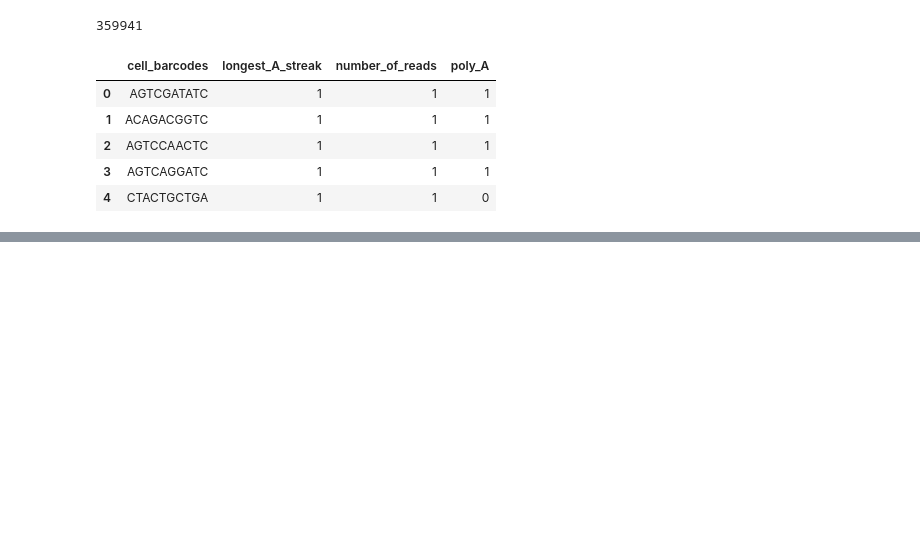
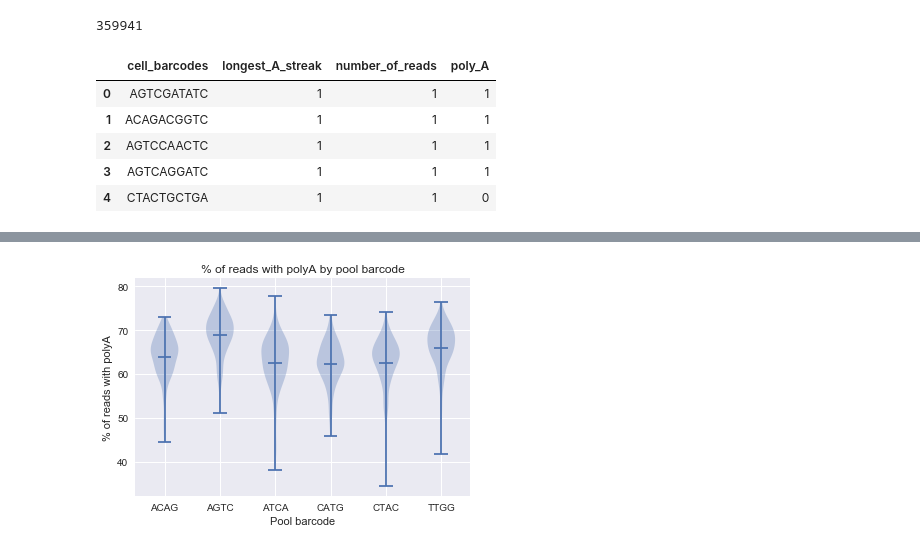
Before and after one commit to podorskaja/bioinformaticslab, a Jupyter notebook: Quality_Control.ipynb, the cells around one changed output, grey strips where cells are left out. Cells and saved outputs as stored; diff of their text form; code cells hidden in the pictures; blank space fills up the shorter version.

```diff
--- a/Quality_Control.ipynb
+++ b/Quality_Control.ipynb
@@ -977,3 +987,10 @@ df.head()
 | 2 | AGTCCAACTC | 1 | 1 | 1 |
 | 3 | AGTCAGGATC | 1 | 1 | 1 |
 | 4 | CTACTGCTGA | 1 | 1 | 0 |
+# %%
+#df1 = df1.assign(e=p.Series(np.random.randn(sLength)).values)
+cell_barcodes_lst= list(df.cell_barcodes.tolist())
+_pool_barcodes = list()
+for i in cell_barcodes_lst:
+    _pool_barcodes.append((i[0:4]))
+print(len(cell_barcodes_lst))
@@ -979,0 +999,3 @@ df.head()
+# %%
+df['pool_barcodes'] = _pool_barcodes
+df.head()
@@ -983,0 +1033,8 @@ df1.head()
+# %%
+#df1 = df1.assign(e=p.Series(np.random.randn(sLength)).values)
+cell_barcodes_lst= list(df1.index.tolist())
+_pool_barcodes = list()
+for i in cell_barcodes_lst:
+    _pool_barcodes.append((i[0:4]))
+# %%
+df1["pool_barcode"] = _pool_barcodes
@@ -984,3 +1051,21 @@ df1.head()
+# %%
+fig, axes = plt.subplots()
+
+axes.violinplot(dataset = [df1[df1.pool_barcode == "ACAG"]["% of reads with polyA in the cell"],
+                           df1[df1.pool_barcode == "AGTC"]["% of reads with polyA in the cell"],
+                           df1[df1.pool_barcode == "ATCA"]["% of reads with polyA in the cell"],
+                           df1[df1.pool_barcode == "CATG"]["% of reads with polyA in the cell"],
+                           df1[df1.pool_barcode == "CTAC"]["% of reads with polyA in the cell"],
+                           df1[df1.pool_barcode == "TTGG"]["% of reads with polyA in the cell"] ], showmeans = True)
+axes.set_title('% of reads with polyA by pool barcode')
+axes.yaxis.grid(True)
+axes.set_xlabel('Pool barcode')
+axes.set_ylabel('% of reads with polyA')
+axes.set_xticklabels(["1","ACAG", "AGTC", "ATCA", "CATG", "CTAC", "TTGG"])
+
+plt.show()
+# %% [output]
+[figure, added]
 # %%
 %matplotlib inline
 df1.boxplot(column='% of reads with polyA in the cell')
```
Also changed, not shown: parts of 20 cells of this notebook.
